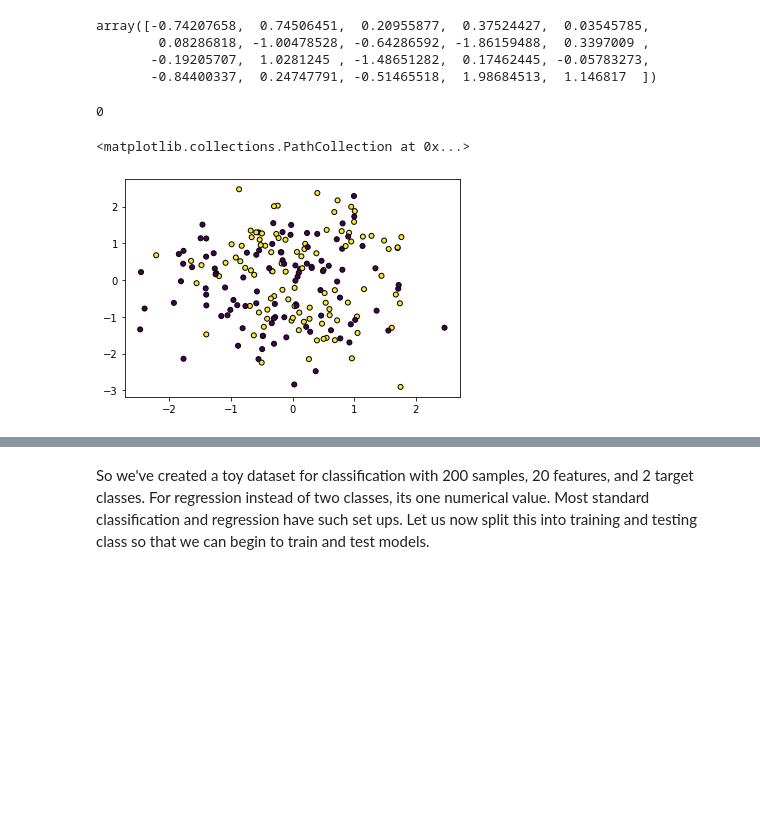
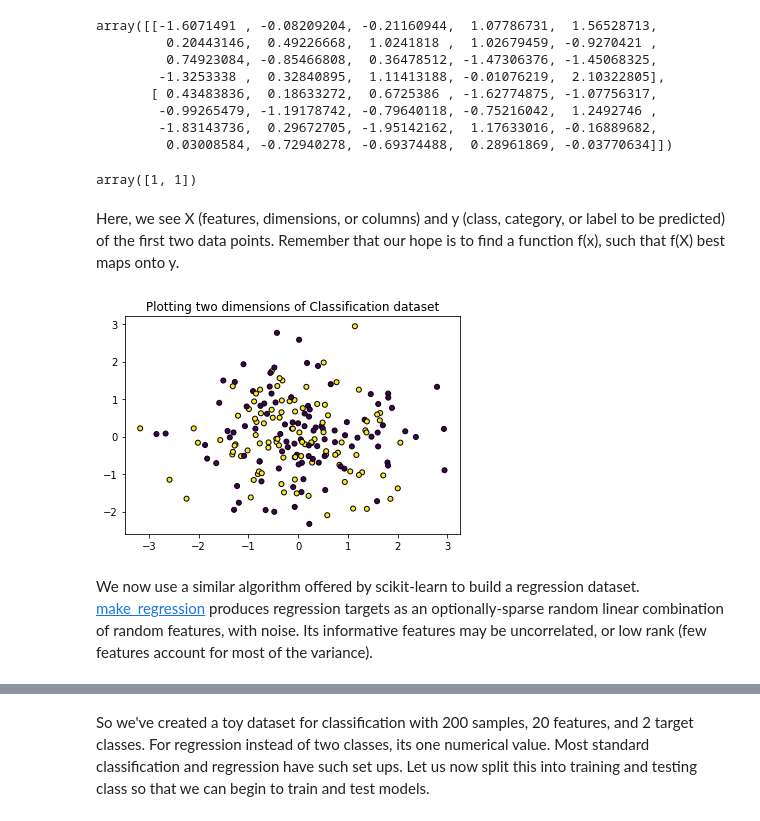
Before and after one commit to UChicago-Thinking-Deep-Learning-Course/Tutorials-Homework-Notebooks, a Jupyter notebook: week-1/tutorial_1_machine_learning_pipelines.ipynb, the cells around one changed output, grey strips where cells are left out. Cells and saved outputs as stored; diff of their text form; code cells hidden in the pictures; blank space fills up the shorter version.

```diff
--- a/week-1/tutorial_1_machine_learning_pipelines.ipynb
+++ b/week-1/tutorial_1_machine_learning_pipelines.ipynb
@@ -24,21 +149,30 @@ X_class, y_class = sklearn.datasets.make_classification(n_samples=200, n_feature
 # %%
-X_class[0]
+X_class[0:2]
 # %% [output]
-array([-0.74207658,  0.74506451,  0.20955877,  0.37524427,  0.03545785,
-        0.08286818, -1.00478528, -0.64286592, -1.86159488,  0.3397009 ,
-       -0.19205707,  1.0281245 , -1.48651282,  0.17462445, -0.05783273,
-       -0.84400337,  0.24747791, -0.51465518,  1.98684513,  1.146817  ])
+array([[-1.6071491 , -0.08209204, -0.21160944,  1.07786731,  1.56528713,
+         0.20443146,  0.49226668,  1.0241818 ,  1.02679459, -0.9270421 ,
+         0.74923084, -0.85466808,  0.36478512, -1.47306376, -1.45068325,
+        -1.3253338 ,  0.32840895,  1.11413188, -0.01076219,  2.10322805],
+       [ 0.43483836,  0.18633272,  0.6725386 , -1.62774875, -1.07756317,
+        -0.99265479, -1.19178742, -0.79640118, -0.75216042,  1.2492746 ,
+        -1.83143736,  0.29672705, -1.95142162,  1.17633016, -0.16889682,
+         0.03008584, -0.72940278, -0.69374488,  0.28961869, -0.03770634]])
 # %%
-y_class[0]
+y_class[0:2]
 # %% [output]
-0
+array([1, 1])
+# %% [markdown]
+Here, we see X (features, dimensions, or columns) and y (class, category, or label to be predicted) of the first two data points. Remember that our hope is to find a function f(x), such that f(X) best maps onto y.
 # %%
 import matplotlib.pyplot as plt
 # %%
+plt.title("Plotting two dimensions of Classification dataset")
 plt.scatter(X_class[:, 0], X_class[:, 1], marker='o', c=y_class, s=25, edgecolor='k')
+plt.show()
 # %% [output]
-<matplotlib.collections.PathCollection at 0x...>
-[figure, old version]
+[figure, new version]
+# %% [markdown]
+We now use a similar algorithm offered by scikit-learn to build a regression dataset. [make_regression](https://scikit-learn.org/stable/modules/generated/sklearn.datasets.make_regression.html#sklearn.datasets.make_regression) produces regression targets as an optionally-sparse random linear combination of random features, with noise. Its informative features may be uncorrelated, or low rank (few features account for most of the variance).
 # %%
 X_reg, y_reg = sklearn.datasets.make_regression(n_samples=200, n_features=20)
 # %%
```
Also changed, not shown: parts of 80 cells of this notebook, 2 other files.
